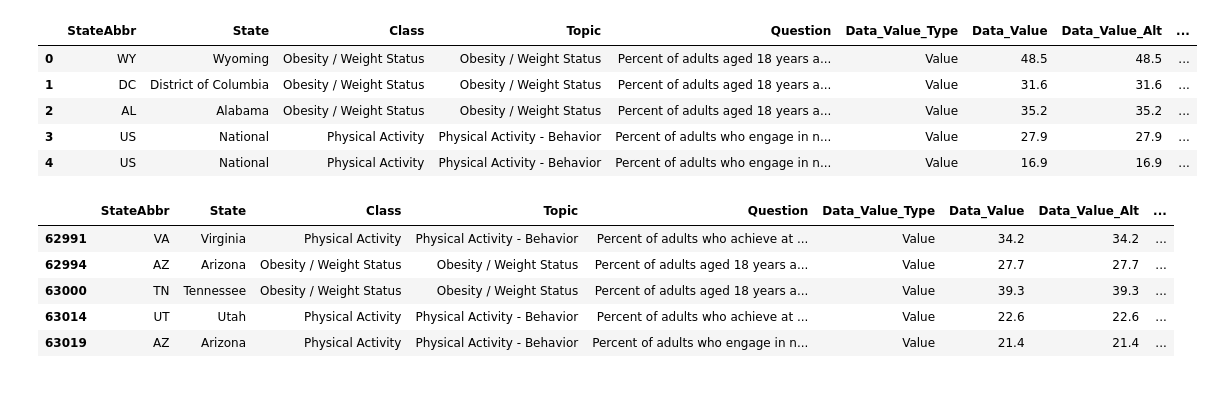
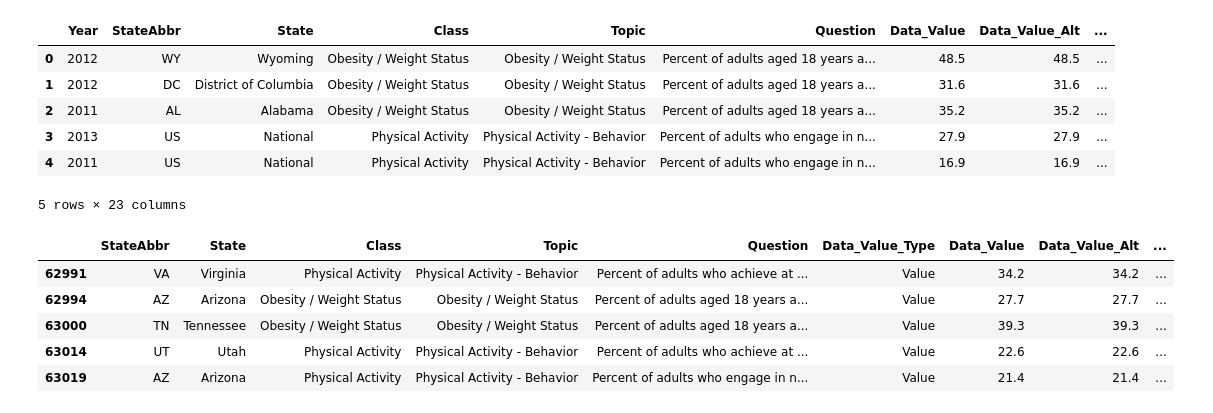
Before and after one commit to darkulzer/Project_1, a Jupyter notebook: Project1_Group2.ipynb, the cells around one changed output. Saved outputs shown, nothing was run; the diff lists cells and outputs as text; code cells hidden in the pictures.

```diff
--- a/Project1_Group2.ipynb
+++ b/Project1_Group2.ipynb
@@ -14,26 +14,29 @@ from us import states
 # %%
 
 #load data
-csv_path = "Resources/NutritionPhysicalActivityandObesity.csv"
+csv_path = "Resources/NutritionPhysicalActivityObesity.csv"
 nutrition_data = pd.read_csv(csv_path)
 
 # drop unesscary columns and fix labels
 nutrition_data = nutrition_data.drop(columns=['Data_Value_Unit',
                                               'Stratification1',
+                                              'YearStart'
                                              ])
 renamecols_df = nutrition_data.rename(columns={"LocationAbbr":"StateAbbr",
-                           "LocationDesc":"State",
-                            "Age(years)":"Age"})
+                                                "LocationDesc":"State",
+                                                "Age(years)":"Age",
+                                                "YearEnd" : "Year"})
 
 #renamecols is df before narrowing age demographic
 renamecols_df.head()
 # %% [output]
-|  | StateAbbr | State | Class | Topic | Question | Data_Value_Type | Data_Value | Data_Value_Alt | ... |
-| 0 | WY | Wyoming | Obesity / Weight Status | Obesity / Weight Status | Percent of adults aged 18 years a... | Value | 48.5 | 48.5 | ... |
-| 1 | DC | District of Columbia | Obesity / Weight Status | Obesity / Weight Status | Percent of adults aged 18 years a... | Value | 31.6 | 31.6 | ... |
-| 2 | AL | Alabama | Obesity / Weight Status | Obesity / Weight Status | Percent of adults aged 18 years a... | Value | 35.2 | 35.2 | ... |
-| 3 | US | National | Physical Activity | Physical Activity - Behavior | Percent of adults who engage in n... | Value | 27.9 | 27.9 | ... |
-| 4 | US | National | Physical Activity | Physical Activity - Behavior | Percent of adults who engage in n... | Value | 16.9 | 16.9 | ... |
+|  | Year | StateAbbr | State | Class | Topic | Question | Data_Value | Data_Value_Alt | ... |
+| 0 | 2012 | WY | Wyoming | Obesity / Weight Status | Obesity / Weight Status | Percent of adults aged 18 years a... | 48.5 | 48.5 | ... |
+| 1 | 2012 | DC | District of Columbia | Obesity / Weight Status | Obesity / Weight Status | Percent of adults aged 18 years a... | 31.6 | 31.6 | ... |
+| 2 | 2011 | AL | Alabama | Obesity / Weight Status | Obesity / Weight Status | Percent of adults aged 18 years a... | 35.2 | 35.2 | ... |
+| 3 | 2013 | US | National | Physical Activity | Physical Activity - Behavior | Percent of adults who engage in n... | 27.9 | 27.9 | ... |
+| 4 | 2011 | US | National | Physical Activity | Physical Activity - Behavior | Percent of adults who engage in n... | 16.9 | 16.9 | ... |
+5 rows × 23 columns
 # %%
 #trim age column to include only desired age demographic
 agedem_df = renamecols_df.loc[(renamecols_df["Age"] == "18 - 24")
```
